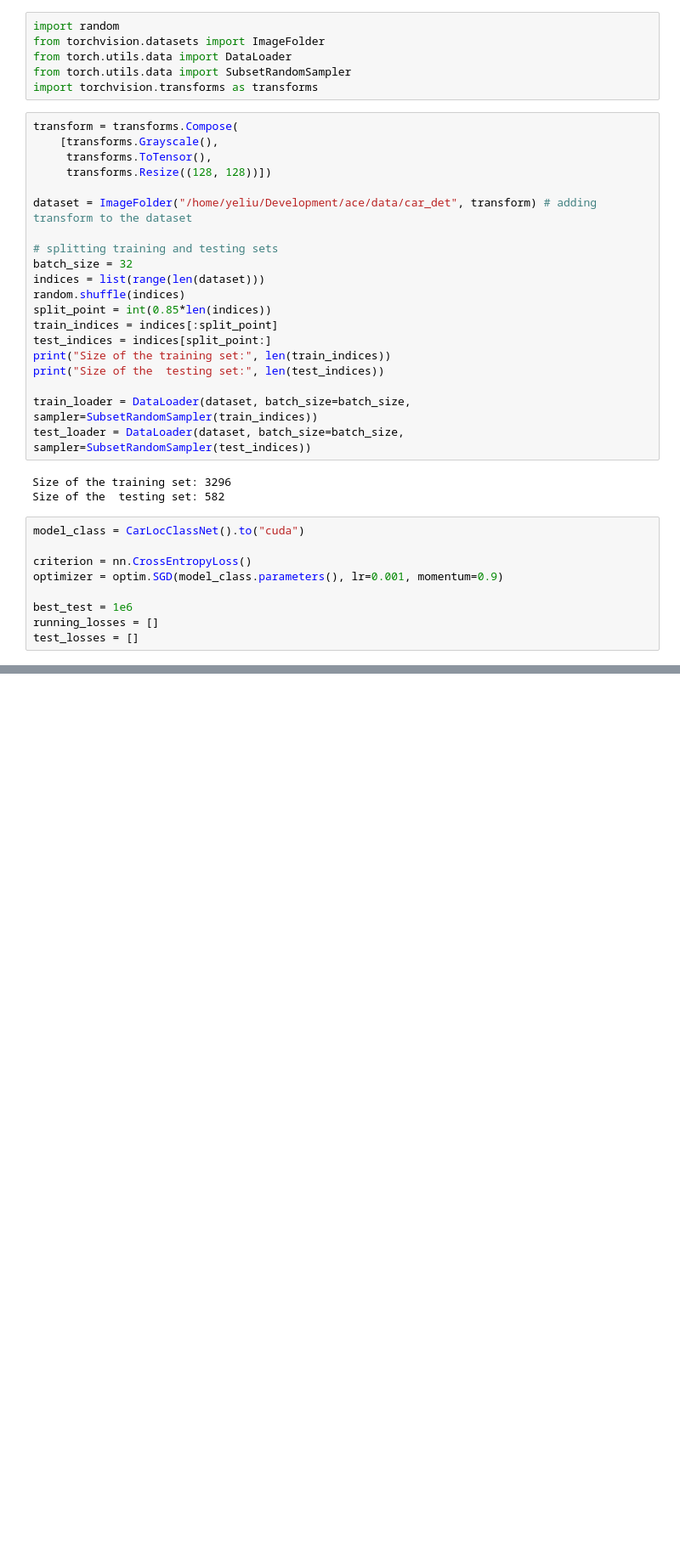
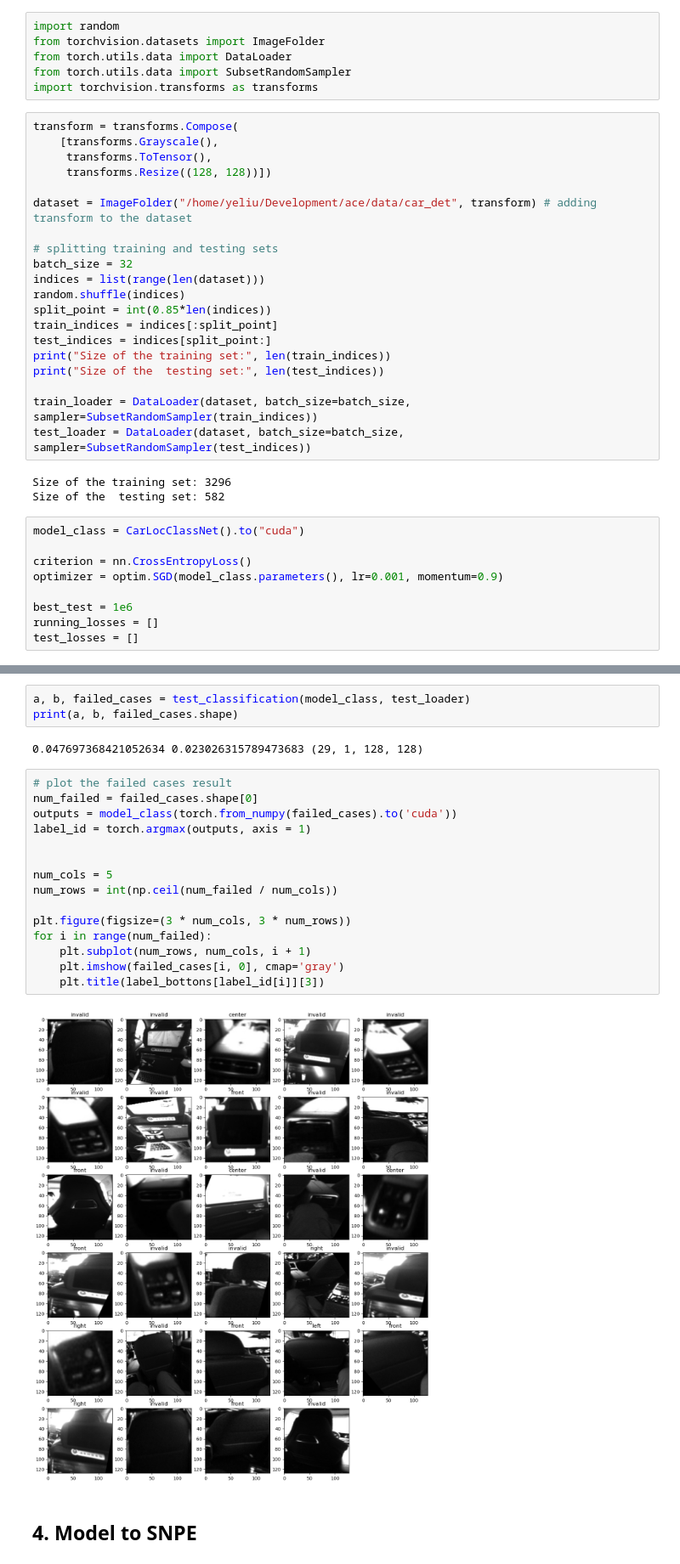
Before and after one commit to yeliu-deepmirror/ace, a Jupyter notebook: yolo/yolo_post_classify.ipynb, the cells around one changed output, grey strips where cells are left out. Shown at 85% size. Saved outputs shown, nothing was run; the diff lists cells and outputs as text; blank space fills up the shorter version.

```diff
--- a/yolo/yolo_post_classify.ipynb
+++ b/yolo/yolo_post_classify.ipynb
@@ -314,0 +344,24 @@ invalid
+# %%
+a, b, failed_cases = test_classification(model_class, test_loader)
+print(a, b, failed_cases.shape)
+# %% [output]
+0.047697368421052634 0.023026315789473683 (29, 1, 128, 128)
+# %%
+# plot the failed cases result
+num_failed = failed_cases.shape[0]
+outputs = model_class(torch.from_numpy(failed_cases).to('cuda'))
+label_id = torch.argmax(outputs, axis = 1)
+
+
+num_cols = 5
+num_rows = int(np.ceil(num_failed / num_cols))
+
+plt.figure(figsize=(3 * num_cols, 3 * num_rows))
+for i in range(num_failed):
+    plt.subplot(num_rows, num_cols, i + 1)
+    plt.imshow(failed_cases[i, 0], cmap='gray')
+    plt.title(label_bottons[label_id[i]][3])
+# %% [output]
+[figure, added]
+# %% [markdown]
+## 4. Model to SNPE
```
Also changed, not shown: parts of 18 cells of this notebook.
